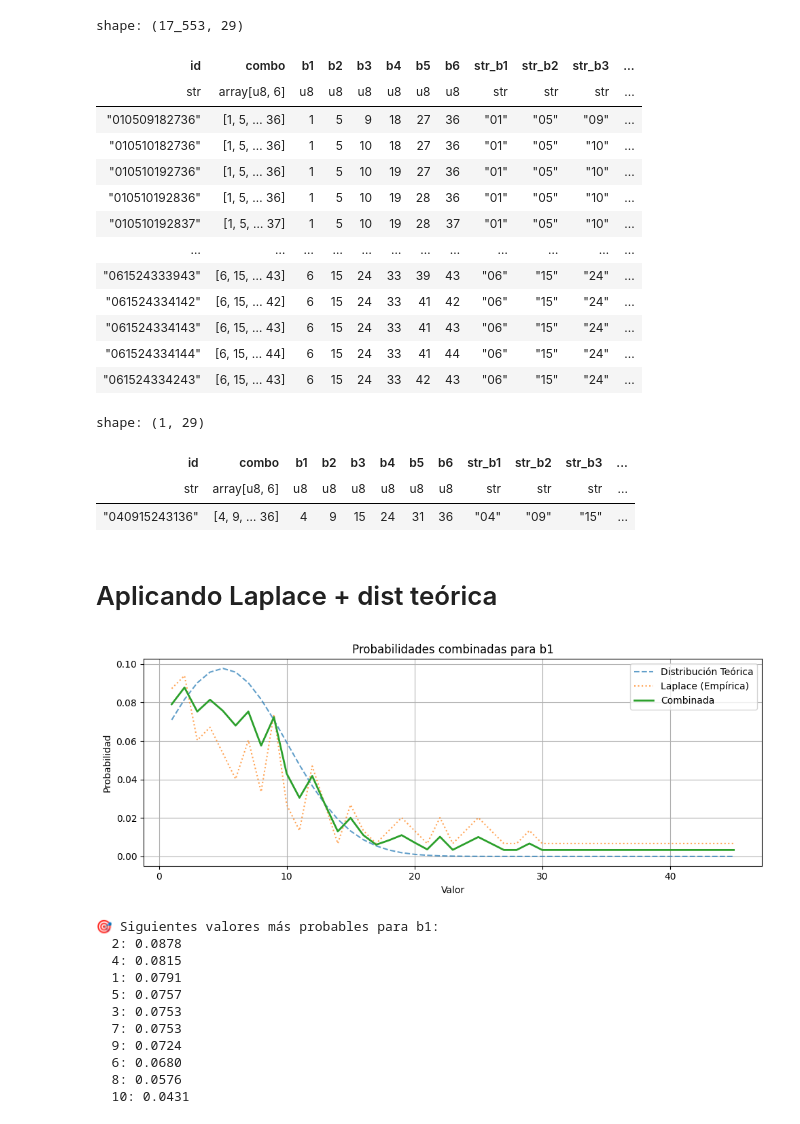
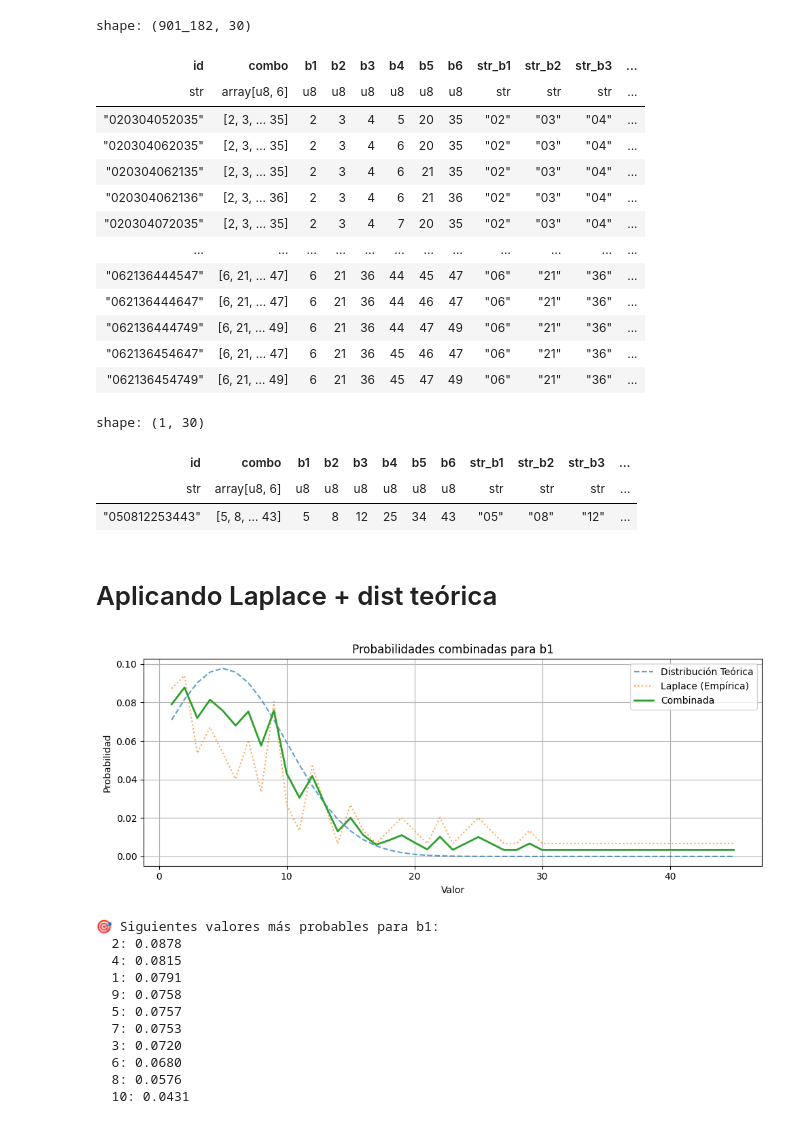
Before and after one commit to coins5/tinkapp.v4, a Jupyter notebook: explore_bolillas_v4_TNK.ipynb, the cells around one changed output. Saved outputs shown, nothing was run; the diff lists cells and outputs as text; code cells hidden in the pictures.

```diff
--- a/explore_bolillas_v4_TNK.ipynb
+++ b/explore_bolillas_v4_TNK.ipynb
@@ -81,6 +81,7 @@ for row in rows:
   cols.append(jumps[3])
   cols.append(jumps[4])
   cols.append(sum(jumps))
+  cols.append(sum([1 for j in jumps if j > 9]))
 
   lst.append(cols)
 
@@ -104,7 +105,7 @@ dfRows = pl.DataFrame(
     'is_rare_combination', 'reason',
     "jumps_map", "unijump",
     "primes_count", "evens_count", "odds_count",
-    "j1", "j2", "j3", "j4", "j5", "jsum"
+    "j1", "j2", "j3", "j4", "j5", "jsum", "joor"
   ],
   schema_overrides={
     'combo': pl.Array(pl.UInt8, 6),
@@ -124,7 +125,8 @@ dfRows = pl.DataFrame(
     "j3": pl.String,
     "j4": pl.String,
     "j5": pl.String,
-    "jsum": pl.String
+    "jsum": pl.String,
+    "joor": pl.String
   },
   orient='row'
 )
@@ -705,6 +712,7 @@ if not os.path.exists(parquet_file):
     cols.append(jumps[3])
     cols.append(jumps[4])
     cols.append(sum(jumps))
+    cols.append(sum([1 for j in jumps if j > 9]))
 
     lst.append(cols)
 
@@ -741,7 +749,8 @@ if not os.path.exists(parquet_file):
       "j3": pl.String,
       "j4": pl.String,
       "j5": pl.String,
-      "jsum": pl.String
+      "jsum": pl.String,
+      "joor": pl.String
     },
     orient='row'
   )
@@ -773,67 +766,68 @@ shape: (10, 29)
 # possible_b1, exclude_jump_maps_b1
 df_possible = df_Orows.filter(
   # pl.col("str_b1").is_in(["10", "11", "12", "13", "14", "15", "16"]),
-  pl.col("str_b1").is_in(["01", "02", "04", "05", "06"]),
+  pl.col("str_b1").is_in(["02", "04", "05", "06"]),
   # pl.col("str_b1").is_in(possible_b1),
   # pl.col("str_b2").is_in(possible_b2),
   # pl.col("str_b3").is_in(possible_b3),
   # pl.col("str_b4").is_in(possible_b4),
   # pl.col("str_b5").is_in(possible_b5),
   # pl.col("str_b6").is_in(possible_blast),
 
   # ~pl.col("str_b1").is_in(last_post_b1),
   # ~pl.col("str_b2").is_in(last_post_b2 + ["40", "41", "42", "43", "44", "45", "46", "47", "48", "49"]),
   # ~pl.col("str_b3").is_in(last_post_b3 + ["40", "41", "42", "43", "44", "45", "46", "47", "48", "49"]),
   # ~pl.col("str_b4").is_in(last_post_b4 + ["10", "11", "12", "13", "14", "15", "16", "17", "18", "19", "20", "21", "22", "23", "24", "25"]),
   # ~pl.col("str_b5").is_in(last_post_b5 + ["27"]),
   # ~pl.col("str_b6").is_in(last_post_blast + ["20", "21", "22", "23", "24", "25", "26", "27", "28", "29", "30", "31", "32", "33", "34", "45", "46", "47", "48", "49", "50"]),
 
   # ~pl.col("str_b1").is_in(last_post_b1),
-  ~pl.col("str_b2").is_in(last_post_b2 + ["02", "03", "04"]),
-  ~pl.col("str_b3").is_in(last_post_b3 + ["03"]),
-  ~pl.col("str_b5").is_in(last_post_b5),
-  ~pl.col("str_b6").is_in(last_post_blast + ["20", "21", "22", "23", "24", "25", "26", "27", "28", "29", "30", "31", "32", "33", "34", "45", "46", "47", "48", "49", "50"]),
+  # ~pl.col("str_b2").is_in(last_post_b2 + ["02", "03", "04"]),
+  # ~pl.col("str_b3").is_in(last_post_b3 + ["03"]),
+  # ~pl.col("str_b5").is_in(last_post_b5),
+  ~pl.col("str_b6").is_in(last_post_blast + ["20", "21", "22", "23", "24", "25", "26", "27", "28", "29", "30", "31", "32", "33", "34"]),
 
   ~pl.col("jumps_map").is_in(exclude_jump_maps_b1 + exclude_jump_maps_b2 + exclude_jump_maps_b3 + exclude_jump_maps_b4 + exclude_jump_maps_b5 + exclude_jump_maps_blast),
   # pl.col("is_rare_combination") == False
-  pl.col("j1").is_in(["1", "2" ,"3", "4", "5", "6", "7", "8", "9"]),
-  pl.col("j2").is_in(["1", "2" ,"3", "4", "5", "6", "7", "8", "9"]),
-  pl.col("j3").is_in(["1", "2" ,"3", "4", "5", "6", "7", "8", "9"]),
-  pl.col("j4").is_in(["1", "2" ,"3", "4", "5", "6", "7", "8", "9"]),
-  pl.col("j5").is_in(["1", "2" ,"3", "4", "5", "6", "7", "8", "9"]),
+  pl.col("j1").is_in(["1", "2" ,"3", "4", "5", "6", "7", "8", "9", "10", "11", "12", "13", "14", "15"]),
+  pl.col("j2").is_in(["1", "2" ,"3", "4", "5", "6", "7", "8", "9", "10", "11", "12", "13", "14", "15"]),
+  pl.col("j3").is_in(["1", "2" ,"3", "4", "5", "6", "7", "8", "9", "10", "11", "12", "13", "14", "15"]),
+  pl.col("j4").is_in(["1", "2" ,"3", "4", "5", "6", "7", "8", "9", "10", "11", "12", "13", "14", "15"]),
+  pl.col("j5").is_in(["1", "2" ,"3", "4", "5", "6", "7", "8", "9", "10", "11", "12", "13", "14", "15"]),
+  pl.col("joor").is_in(["0", "1", "2"]),
 
   pl.col("primes_count").is_in(["2", "1", "3"]),
   pl.col("evens_count").is_in(["3", "2", "4"]),
   pl.col("odds_count").is_in(["3", "4", "2"]),
 
   pl.col("jsum").is_in(jsums[0:22])
 
 )
 
 
 display(df_possible)
 # %% [output]
-shape: (17_553, 29)
+shape: (901_182, 30)
 | id | combo | b1 | b2 | b3 | b4 | b5 | b6 | str_b1 | str_b2 | str_b3 | ... |
 | str | array[u8, 6] | u8 | u8 | u8 | u8 | u8 | u8 | str | str | str | ... |
-| "010509182736" | [1, 5, … 36] | 1 | 5 | 9 | 18 | 27 | 36 | "01" | "05" | "09" | ... |
-| "010510182736" | [1, 5, … 36] | 1 | 5 | 10 | 18 | 27 | 36 | "01" | "05" | "10" | ... |
-| "010510192736" | [1, 5, … 36] | 1 | 5 | 10 | 19 | 27 | 36 | "01" | "05" | "10" | ... |
-| "010510192836" | [1, 5, … 36] | 1 | 5 | 10 | 19 | 28 | 36 | "01" | "05" | "10" | ... |
-| "010510192837" | [1, 5, … 37] | 1 | 5 | 10 | 19 | 28 | 37 | "01" | "05" | "10" | ... |
+| "020304052035" | [2, 3, … 35] | 2 | 3 | 4 | 5 | 20 | 35 | "02" | "03" | "04" | ... |
+| "020304062035" | [2, 3, … 35] | 2 | 3 | 4 | 6 | 20 | 35 | "02" | "03" | "04" | ... |
+| "020304062135" | [2, 3, … 35] | 2 | 3 | 4 | 6 | 21 | 35 | "02" | "03" | "04" | ... |
+| "020304062136" | [2, 3, … 36] | 2 | 3 | 4 | 6 | 21 | 36 | "02" | "03" | "04" | ... |
+| "020304072035" | [2, 3, … 35] | 2 | 3 | 4 | 7 | 20 | 35 | "02" | "03" | "04" | ... |
 | … | … | … | … | … | … | … | … | … | … | … | ... |
-| "061524333943" | [6, 15, … 43] | 6 | 15 | 24 | 33 | 39 | 43 | "06" | "15" | "24" | ... |
-| "061524334142" | [6, 15, … 42] | 6 | 15 | 24 | 33 | 41 | 42 | "06" | "15" | "24" | ... |
-| "061524334143" | [6, 15, … 43] | 6 | 15 | 24 | 33 | 41 | 43 | "06" | "15" | "24" | ... |
-| "061524334144" | [6, 15, … 44] | 6 | 15 | 24 | 33 | 41 | 44 | "06" | "15" | "24" | ... |
-| "061524334243" | [6, 15, … 43] | 6 | 15 | 24 | 33 | 42 | 43 | "06" | "15" | "24" | ... |
+| "062136444547" | [6, 21, … 47] | 6 | 21 | 36 | 44 | 45 | 47 | "06" | "21" | "36" | ... |
+| "062136444647" | [6, 21, … 47] | 6 | 21 | 36 | 44 | 46 | 47 | "06" | "21" | "36" | ... |
+| "062136444749" | [6, 21, … 49] | 6 | 21 | 36 | 44 | 47 | 49 | "06" | "21" | "36" | ... |
+| "062136454647" | [6, 21, … 47] | 6 | 21 | 36 | 45 | 46 | 47 | "06" | "21" | "36" | ... |
+| "062136454749" | [6, 21, … 49] | 6 | 21 | 36 | 45 | 47 | 49 | "06" | "21" | "36" | ... |
 # %%
 df_possible.sample(n=1)
 # %% [output]
-shape: (1, 29)
+shape: (1, 30)
 | id | combo | b1 | b2 | b3 | b4 | b5 | b6 | str_b1 | str_b2 | str_b3 | ... |
 | str | array[u8, 6] | u8 | u8 | u8 | u8 | u8 | u8 | str | str | str | ... |
-| "040915243136" | [4, 9, … 36] | 4 | 9 | 15 | 24 | 31 | 36 | "04" | "09" | "15" | ... |
+| "050812253443" | [5, 8, … 43] | 5 | 8 | 12 | 25 | 34 | 43 | "05" | "08" | "12" | ... |
 # %% [markdown]
 # Aplicando Laplace + dist teórica
 # %%
@@ -925,15 +919,15 @@ def next_gen_analyze (col_analyze: str, top_n: int = 10, body_size: int = 104):
 # %%
 b1_vals = next_gen_analyze("b1", body_size=104)
 # %% [output]
-[figure, old version]
+[figure, new version]
 🎯 Siguientes valores más probables para b1:
   2: 0.0878
   4: 0.0815
   1: 0.0791
+  9: 0.0758
   5: 0.0757
-  3: 0.0753
   7: 0.0753
-  9: 0.0724
+  3: 0.0720
   6: 0.0680
   8: 0.0576
   10: 0.0431
```
Also changed, not shown: parts of 15 cells of this notebook, 3 other files.
